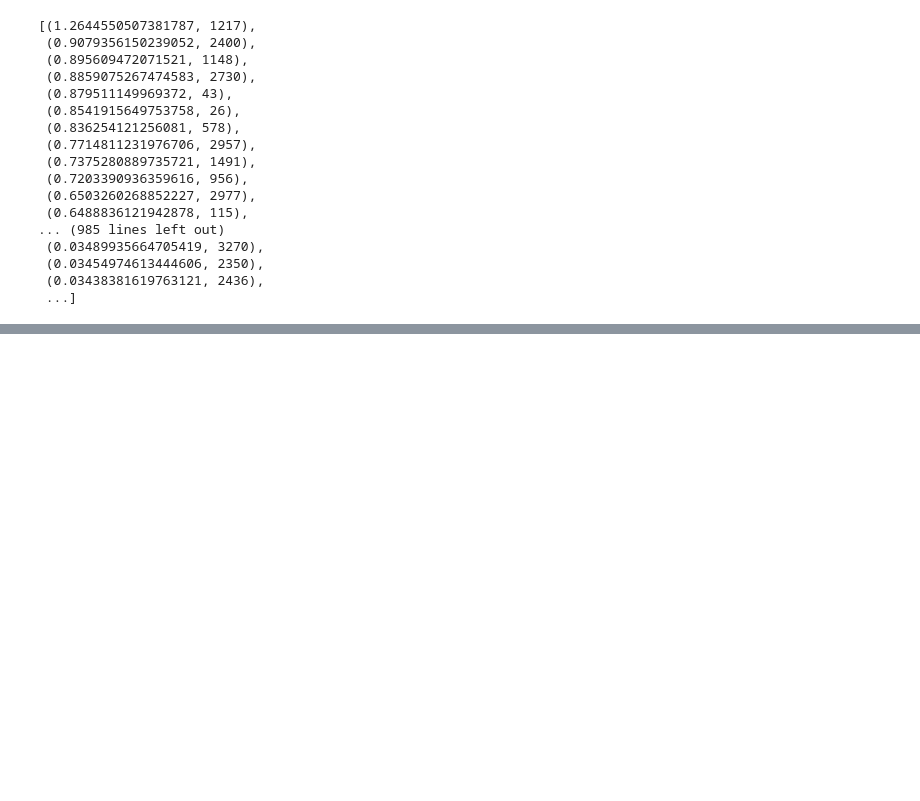
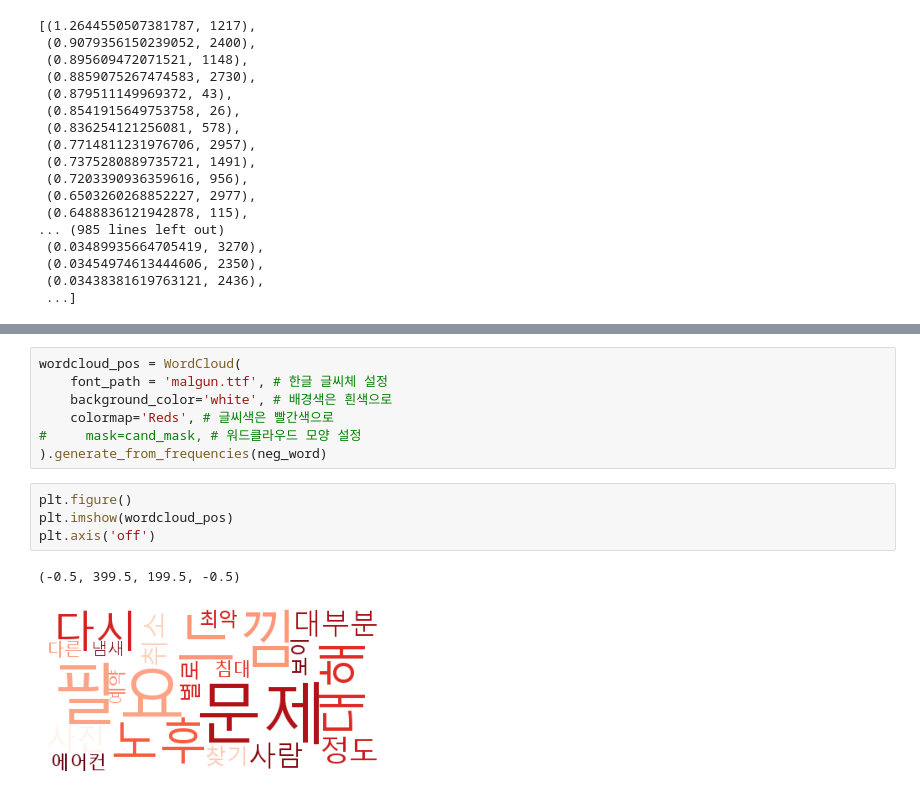
Before and after one commit to eunhobang/Personal-Project, a Jupyter notebook: 호텔 리뷰 데이터 감성 분류 & 긍정_부정 키워드 분석.ipynb, the cells around one changed output, grey strips where cells are left out. Drawn from its saved outputs; the diff is of its cells as text; blank space fills up the shorter version.

```diff
--- a/호텔 리뷰 데이터 감성 분류 & 긍정_부정 키워드 분석.ipynb
+++ b/호텔 리뷰 데이터 감성 분류 & 긍정_부정 키워드 분석.ipynb
@@ -565,0 +696,14 @@ Copyright is owned by the author. For commercial reprints, please contact the au
+# %%
+wordcloud_pos = WordCloud(
+    font_path = 'malgun.ttf', # 한글 글씨체 설정
+    background_color='white', # 배경색은 흰색으로
+    colormap='Reds', # 글씨색은 빨간색으로
+#     mask=cand_mask, # 워드클라우드 모양 설정
+).generate_from_frequencies(neg_word)
+# %%
+plt.figure()
+plt.imshow(wordcloud_pos)
+plt.axis('off')
+# %% [output]
+(-0.5, 399.5, 199.5, -0.5)
+[figure, added]
```
Also changed, not shown: parts of 20 cells of this notebook.
